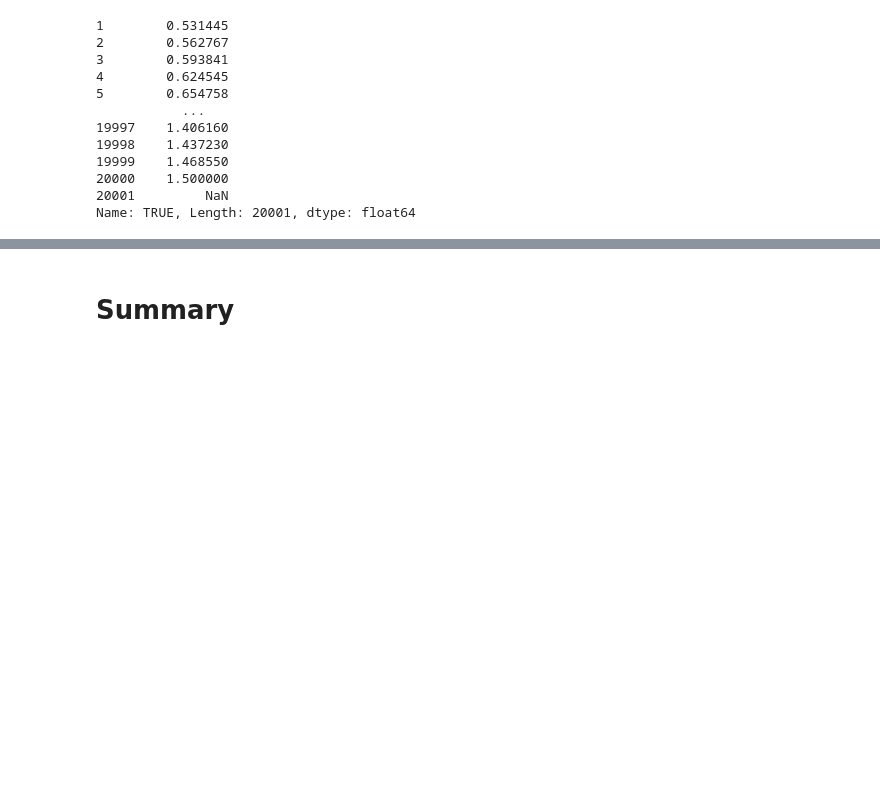
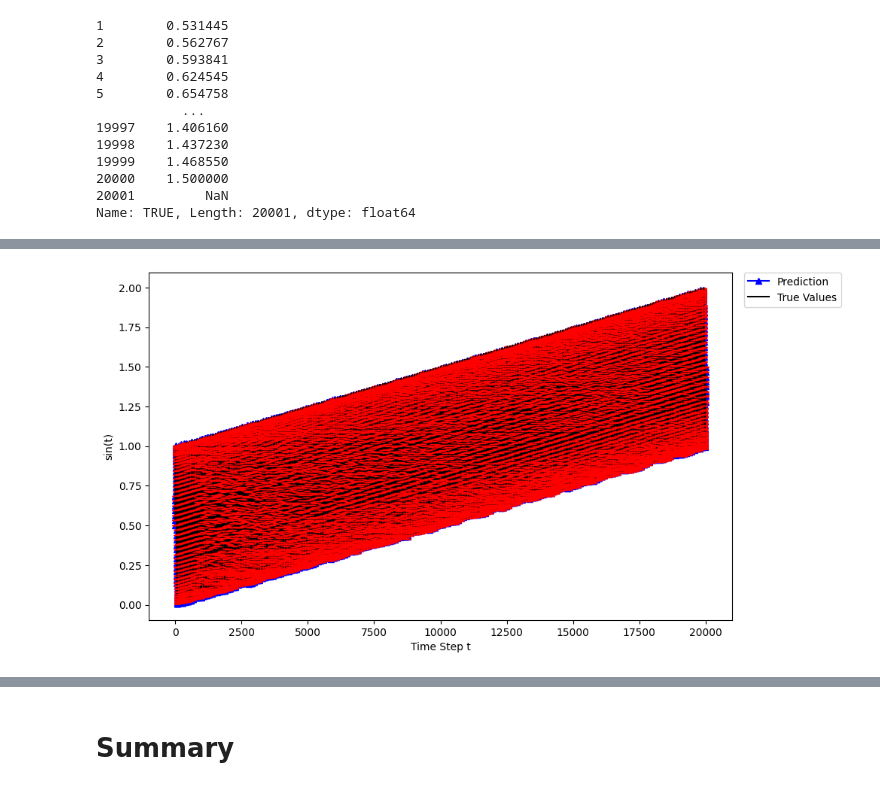
Before and after one commit to tyokyo320/time-series, a Jupyter notebook: utils/predict_syntheic.ipynb, the cells around one changed output, grey strips where cells are left out. Cells and saved outputs as stored; diff of their text form; code cells hidden in the pictures; blank space fills up the shorter version.

```diff
--- a/utils/predict_syntheic.ipynb
+++ b/utils/predict_syntheic.ipynb
@@ -328,5 +332,7 @@ plot_syntheic_load(true_values_proposed, predicted_values_proposed, config.test_
 # %%
-# plot_syntheic_load_by_mean_std(true_values_proposed, predicted_values_proposed, sampling_interval=config.sampling_interval)
+plot_syntheic_load_by_mean_std(true_values_proposed, predicted_values_proposed, sampling_interval=config.sampling_interval)
+# %% [output]
+[figure, added]
 # %%
 # abs(outputdata[n][a] - inputdata[a+1])
 error_abs_value_proposed = df_proposed[predicted_column][config.error_abs_start:config.error_abs_end+1]
```
Also changed, not shown: parts of 18 cells of this notebook, 2 other files.
